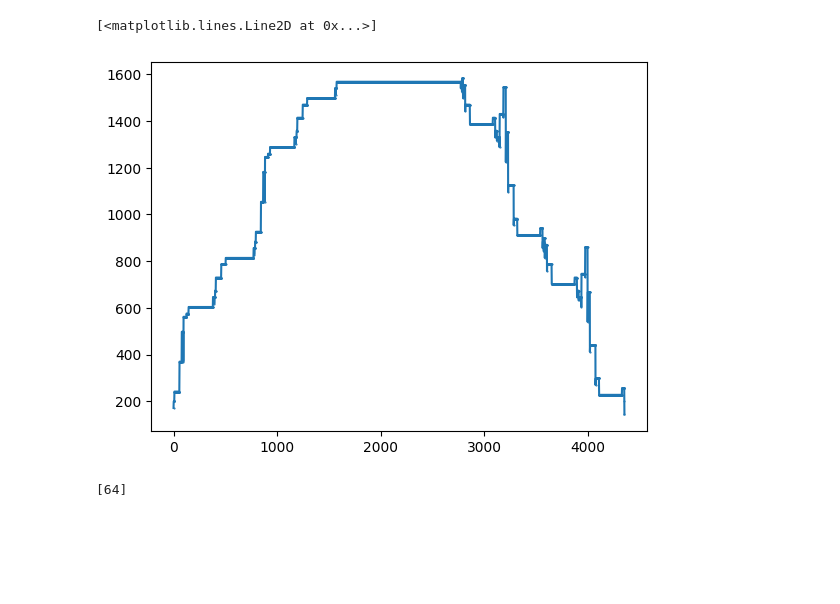
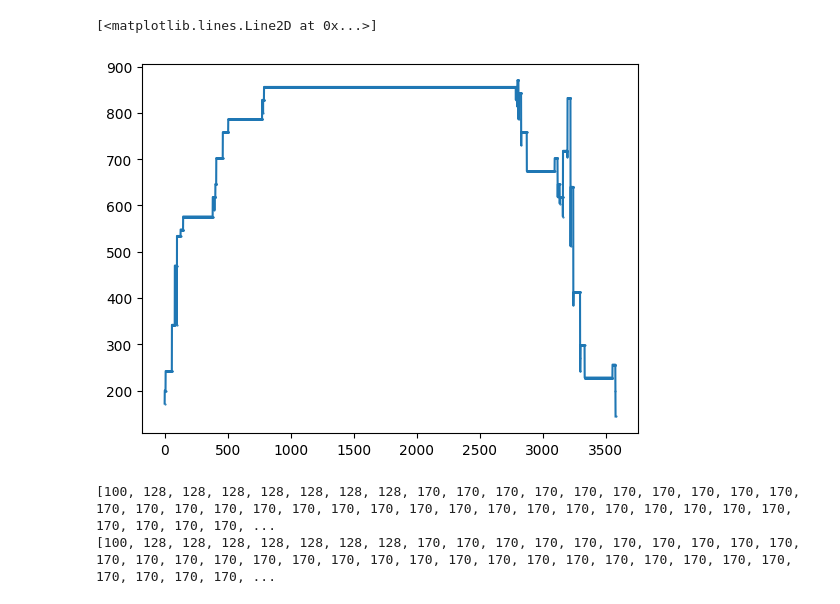
Before and after one commit to Nayaco/dpspeed-measure, a Jupyter notebook: gpt2_simple_estimate.ipynb, the cells around one changed output. Drawn from its saved outputs; the diff is of its cells as text; code cells hidden in the pictures; blank space fills up the shorter version.

Commit message:
flatten offload

```diff
--- a/gpt2_simple_estimate.ipynb
+++ b/gpt2_simple_estimate.ipynb
@@ -123,14 +157,22 @@ CostEngine().evaluation(10, [_op._config.op_uid for _op in gpt2])
 # %%
 %matplotlib inline
 import matplotlib.pyplot as plt
 # plt.figure(figsize=(100,40))
-plt.plot(list(range(len(CostEngine().cuda_memory_trace))), CostEngine().cuda_memory_trace, '.-', markersize=1)
+plt.plot(list(range(len(FlattenEngine()._cuda_mem_trace))), FlattenEngine()._cuda_mem_trace, '.-', markersize=1)
 # %% [output]
 [<matplotlib.lines.Line2D at 0x...>]
-[figure, old version]
+[figure, new version]
 # %%
-from dsmeasure2.flatten.flatten import flatten
-seq2 = flatten([_op._config.op_uid for _op in gpt2], [0], False)
-print(seq2)
+# from dsmeasure2.flatten.flatten import flatten
+# seq2 = flatten([_op._config.op_uid for _op in gpt2], [0], False)
+# print(seq2)
+# for _op in stream_0._flat_seq:
+#         print([_op],
+#               _op._input if isinstance(_op, FlattenOperator) else None,
+#               _op._output if isinstance(_op, FlattenOperator) else None)
+# a = FlattenEngine()._cuda_mem_trace.copy()
+print(a)
+print(b)
 # %% [output]
-[64]
+[100, 128, 128, 128, 128, 128, 128, 128, 170, 170, 170, 170, 170, 170, 170, 170, 170, 170, 170, 170, 170, 170, 170, 170, 170, 170, 170, 170, 170, 170, 170, 170, 170, 170, 170, 170, 170, 170, 170, 170, ...
+[100, 128, 128, 128, 128, 128, 128, 128, 170, 170, 170, 170, 170, 170, 170, 170, 170, 170, 170, 170, 170, 170, 170, 170, 170, 170, 170, 170, 170, 170, 170, 170, 170, 170, 170, 170, 170, 170, 170, 170, ...
```
Also changed, not shown: parts of 5 cells of this notebook, 11 other files.
